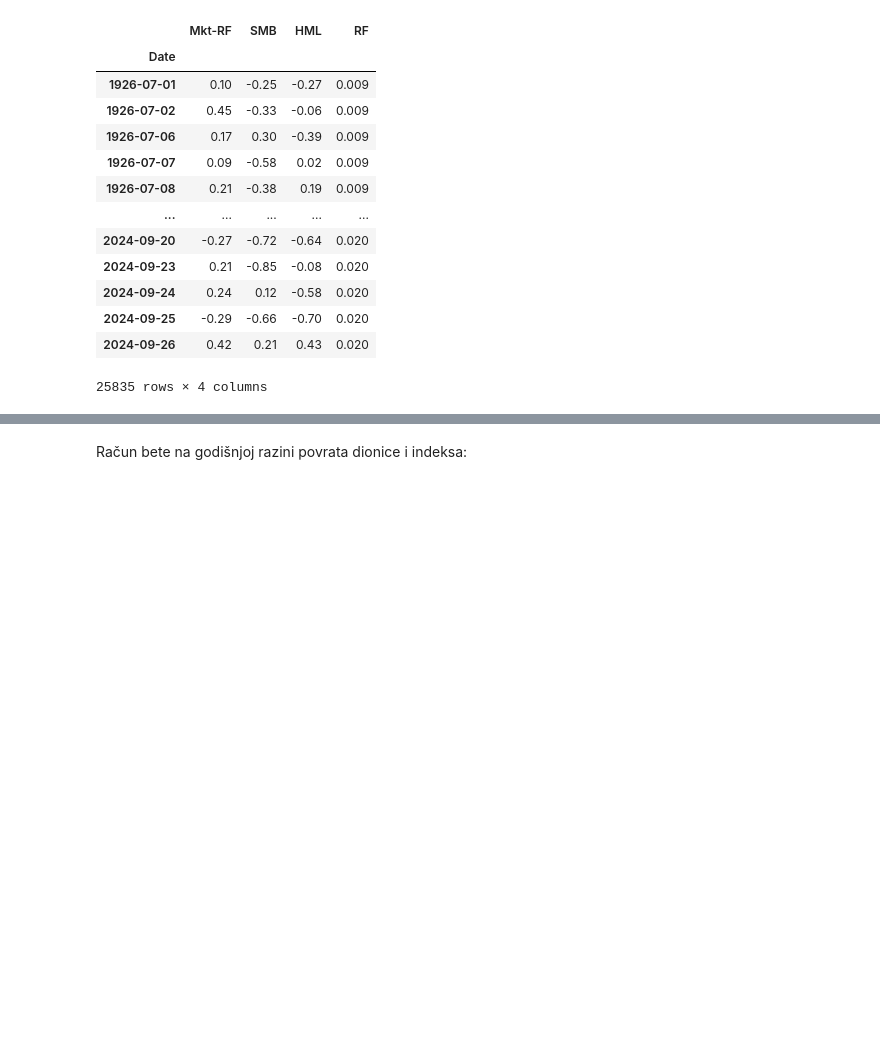
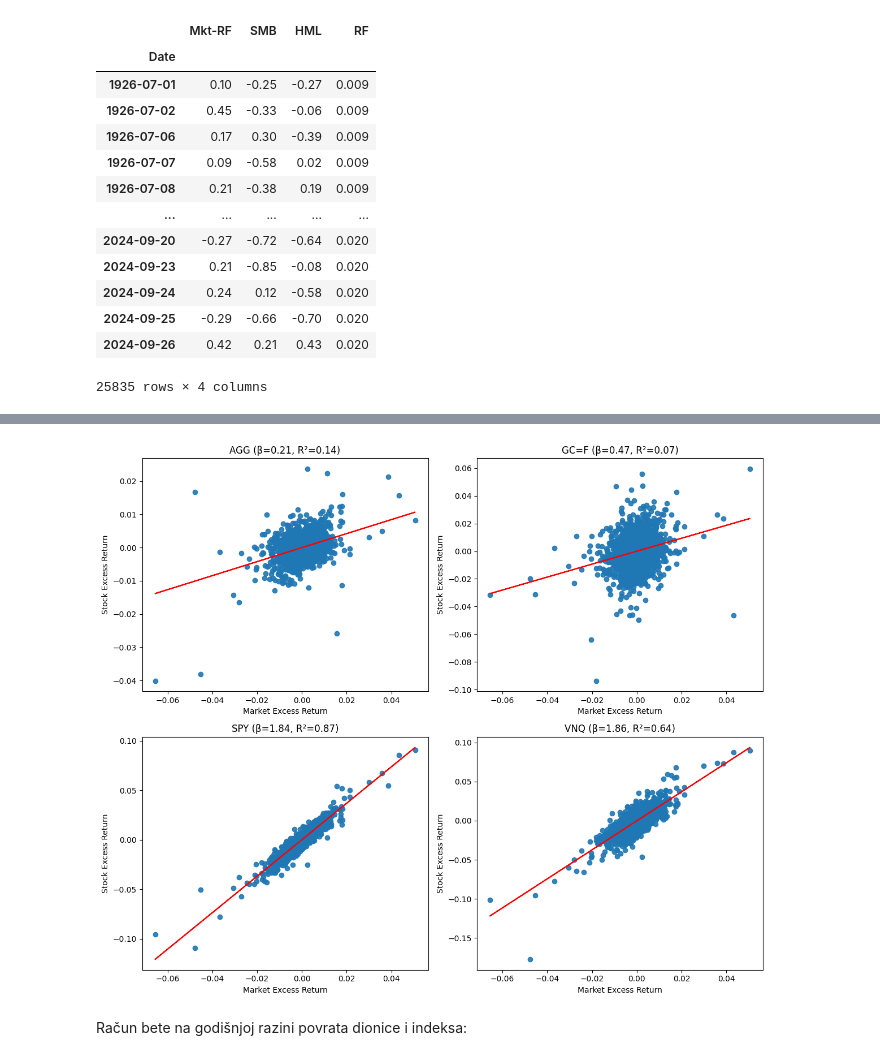
Before and after one commit to evucelic/EQ-Performance-Backtesting, a Jupyter notebook: project.ipynb, the cells around one changed output, grey strips where cells are left out. Saved outputs shown, nothing was run; the diff lists cells and outputs as text; code cells hidden in the pictures; blank space fills up the shorter version.

```diff
--- a/project.ipynb
+++ b/project.ipynb
@@ -269,4 +270,27 @@ result
 | VNQ | -0.000167 | 1.855788 | 0.642026 |
+# %%
+fig, axes = plt.subplots(2, 2, figsize=(12, 10))
+axes = axes.ravel()
+
+for idx, stock in enumerate(excess_change.columns):
+
+    y = excess_change[stock]
+
+    beta = result.loc[stock, "Beta"]
+    alpha = result.loc[stock, "Alpha"]
+
+    axes[idx].scatter(excess_index, y, alpha=0.9)
+    y_pred = alpha + beta * excess_index
+    axes[idx].plot(excess_index, y_pred, 'r-')
+
+    axes[idx].set_title(f'{stock} (β={beta:.2f}, R²={result.loc[stock, "R_squared"]:.2f})')
+    axes[idx].set_xlabel('Market Excess Return')
+    axes[idx].set_ylabel('Stock Excess Return')
+
+plt.tight_layout()
+plt.show()
+# %% [output]
+[figure, added]
 # %% [markdown]
 Račun bete na godišnjoj razini povrata dionice i indeksa:
 # %%
```
Also changed, not shown: parts of 7 cells of this notebook.
